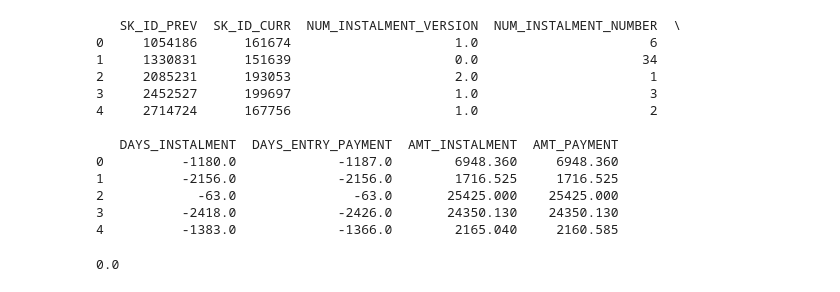
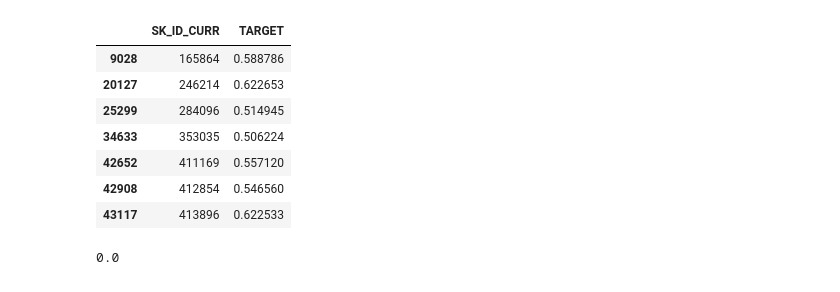
Before and after one commit to wluo-personal/AlphaBoosting, a Jupyter notebook: home_credit/qianli/tests.ipynb, the cells around one changed output. Cells and saved outputs as stored; diff of their text form; code cells hidden in the pictures.

```diff
--- a/home_credit/qianli/tests.ipynb
+++ b/home_credit/qianli/tests.ipynb
@@ -36,19 +5,17 @@ previous_application
-# %%
-print(installments_payments.head())
-# %% [output]
-   SK_ID_PREV  SK_ID_CURR  NUM_INSTALMENT_VERSION  NUM_INSTALMENT_NUMBER  \
-0     1054186      161674                     1.0                      6
-1     1330831      151639                     0.0                     34
-2     2085231      193053                     2.0                      1
-3     2452527      199697                     1.0                      3
-4     2714724      167756                     1.0                      2
-
-   DAYS_INSTALMENT  DAYS_ENTRY_PAYMENT  AMT_INSTALMENT  AMT_PAYMENT
-0          -1180.0             -1187.0        6948.360     6948.360
-1          -2156.0             -2156.0        1716.525     1716.525
-2            -63.0               -63.0       25425.000    25425.000
-3          -2418.0             -2426.0       24350.130    24350.130
-4          -1383.0             -1366.0        2165.040     2160.585
+# %%
+PATH = '/home/kai/data/kaggle/homecredit/'
+sub = pd.read_csv(PATH + 'submission.csv')
+# %%
+sub[sub['TARGET'] > 1/2]
+# %% [output]
+|  | SK_ID_CURR | TARGET |
+| 9028 | 165864 | 0.588786 |
+| 20127 | 246214 | 0.622653 |
+| 25299 | 284096 | 0.514945 |
+| 34633 | 353035 | 0.506224 |
+| 42652 | 411169 | 0.557120 |
+| 42908 | 412854 | 0.546560 |
+| 43117 | 413896 | 0.622533 |
 # %%
 # set(installments_payments.index.values)
 installments_payments['NUM_INSTALMENT_VERSION'].min()
```
Also changed, not shown: parts of 2 cells of this notebook, 30 other files.
